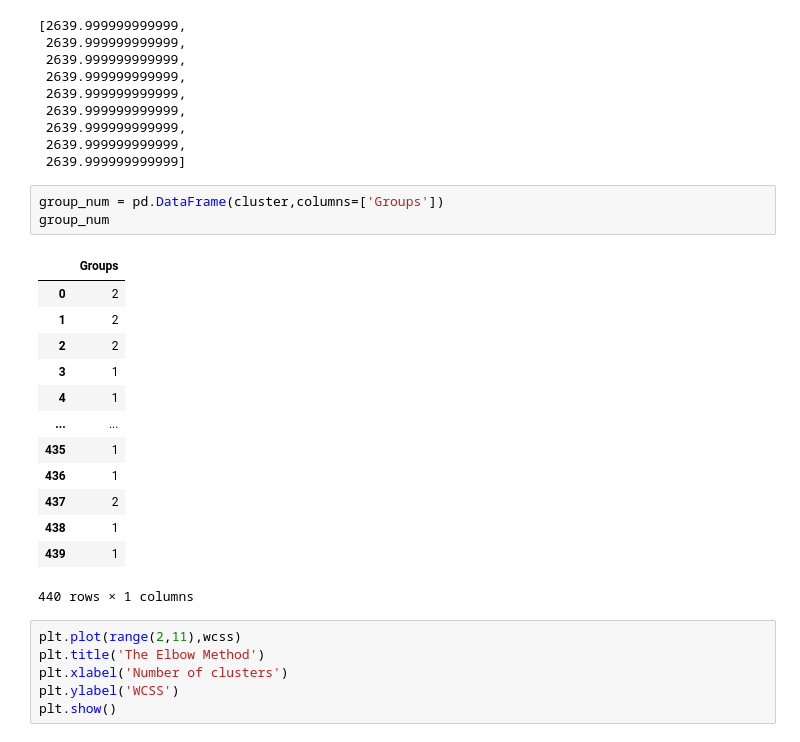
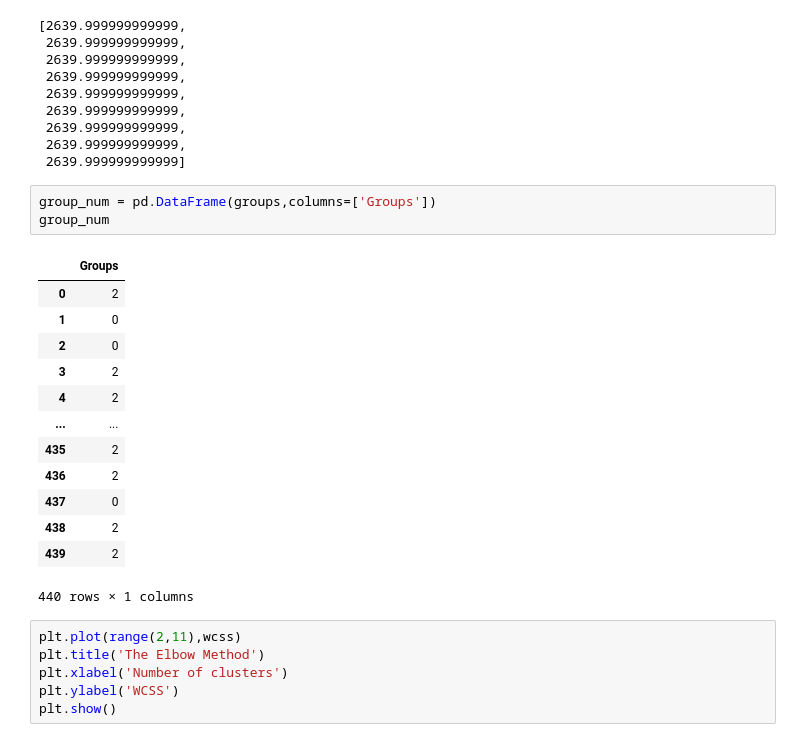
Before and after one commit to abhishikth06/app-dev, a Jupyter notebook: day 24.ipynb, the cells around one changed output. Drawn from its saved outputs; the diff is of its cells as text.

```diff
--- a/day 24.ipynb
+++ b/day 24.ipynb
@@ -223,21 +223,21 @@ wcss
  2639.999999999999,
  2639.999999999999]
 # %%
-group_num = pd.DataFrame(cluster,columns=['Groups'])
+group_num = pd.DataFrame(groups,columns=['Groups'])
 group_num
 # %% [output]
 |  | Groups |
 | 0 | 2 |
-| 1 | 2 |
-| 2 | 2 |
-| 3 | 1 |
-| 4 | 1 |
+| 1 | 0 |
+| 2 | 0 |
+| 3 | 2 |
+| 4 | 2 |
 | ... | ... |
-| 435 | 1 |
-| 436 | 1 |
-| 437 | 2 |
-| 438 | 1 |
-| 439 | 1 |
+| 435 | 2 |
+| 436 | 2 |
+| 437 | 0 |
+| 438 | 2 |
+| 439 | 2 |
 440 rows × 1 columns
 # %%
 plt.plot(range(2,11),wcss)
```
Also changed, not shown: parts of 7 cells of this notebook.
